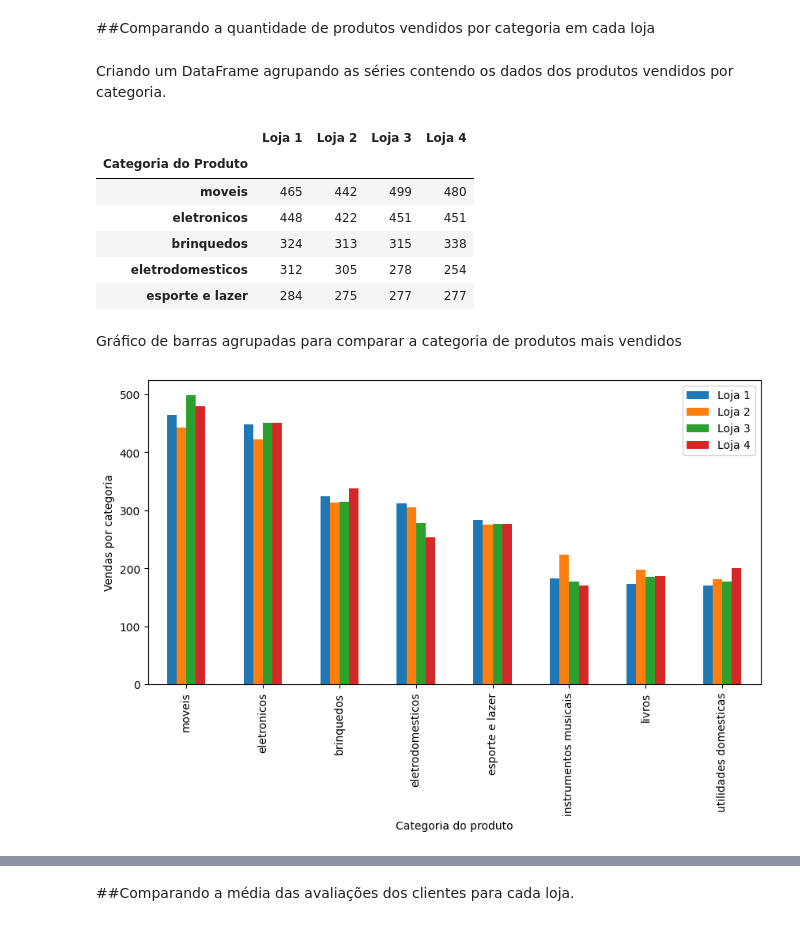
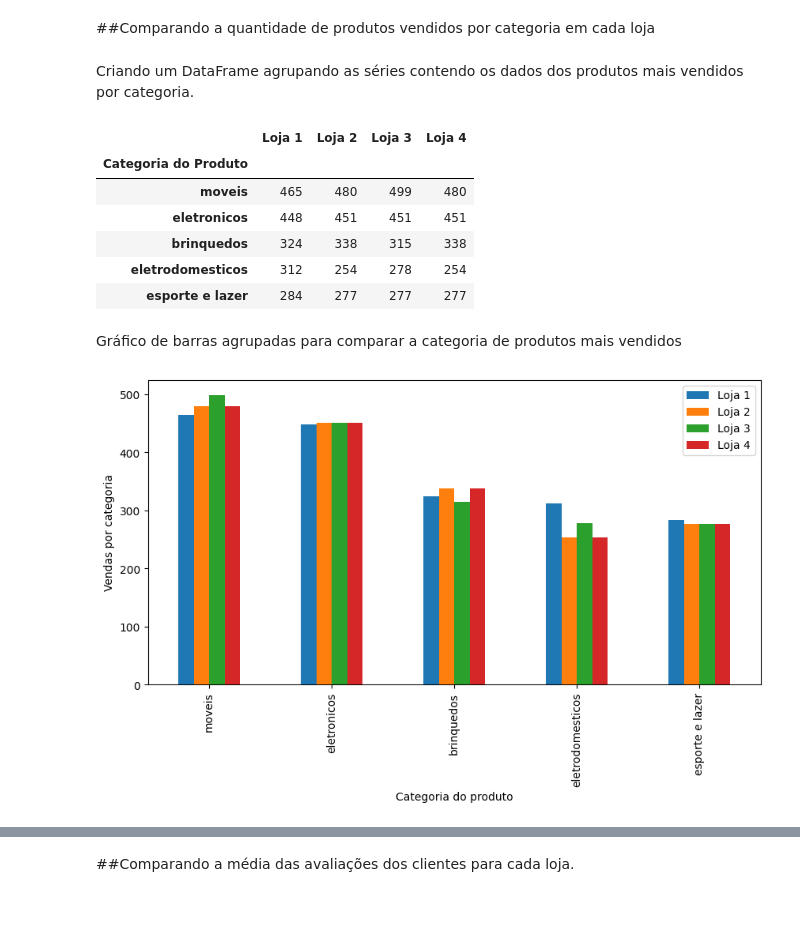
Before and after one commit to walleceoli/Alura_Store, a Jupyter notebook: Challenge_Alura_Store.ipynb, the cells around one changed output, grey strips where cells are left out. Cells and saved outputs as stored; diff of their text form; code cells hidden in the pictures.

Commit message:
Finaliza relatório e conclusão estratégica de venda

```diff
--- a/Challenge_Alura_Store.ipynb
+++ b/Challenge_Alura_Store.ipynb
@@ -271,5 +260,6 @@ Faturamento loja2 R$1,488,459.06
 # %% [markdown]
 ###  Calculando a quantidade de produtos vendidos por categoria em cada loja
 # %%
-qtd_vendas_cat_loja2 = loja2['Categoria do Produto'].value_counts()
-qtd_vendas_cat_loja2
+qtd_vendas_cat_loja2 = loja4['Categoria do Produto'].value_counts()
+categ_produtos_mais_vendidos_loja2 = qtd_vendas_cat_loja2.nlargest()
+categ_produtos_menos_vendidos_loja2 = qtd_vendas_cat_loja2.nsmallest()
@@ -438,4 +416,5 @@ Faturamento loja3 R$1,464,025.03
 ###  Calculando a quantidade de produtos vendidos por categoria em cada loja
 # %%
 qtd_vendas_cat_loja3 = loja3['Categoria do Produto'].value_counts()
-qtd_vendas_cat_loja3
+categ_produtos_mais_vendidos_loja3 = qtd_vendas_cat_loja3.nlargest()
+categ_produtos_menos_vendidos_loja3 = qtd_vendas_cat_loja3.nsmallest()
@@ -604,4 +571,5 @@ Faturamento loja4 R$1,384,497.58
 ###  Calculando a quantidade de produtos vendidos por categoria em cada loja
 # %%
 qtd_vendas_cat_loja4 = loja4['Categoria do Produto'].value_counts()
-qtd_vendas_cat_loja4
+categ_produtos_mais_vendidos_loja4 = qtd_vendas_cat_loja4.nlargest()
+categ_produtos_menos_vendidos_loja4 = qtd_vendas_cat_loja4.nsmallest()
@@ -712,28 +668,31 @@ plt.show()
 # %% [markdown]
 ##Comparando a quantidade de produtos vendidos por categoria em cada loja
 # %% [markdown]
-Criando um DataFrame agrupando as séries contendo os dados dos produtos vendidos por categoria.
+Criando um DataFrame agrupando as séries contendo os dados dos produtos mais vendidos por categoria.
 # %%
-df_vendas_por_categoria = pd.concat(
-    [qtd_vendas_cat_loja1, qtd_vendas_cat_loja2, qtd_vendas_cat_loja3, qtd_vendas_cat_loja4],
+categoria_mais_vendidas = pd.concat(
+    [categ_produtos_mais_vendidos_loja1,
+    categ_produtos_mais_vendidos_loja2,
+    categ_produtos_mais_vendidos_loja3,
+    categ_produtos_mais_vendidos_loja4],
     axis=1
 )
-df_vendas_por_categoria.columns = ['Loja 1','Loja 2','Loja 3','Loja 4']
-df_vendas_por_categoria.head()
+categoria_mais_vendidas.columns = ['Loja 1','Loja 2','Loja 3','Loja 4']
+categoria_mais_vendidas.head()
 # %% [output]
 |  | Loja 1 | Loja 2 | Loja 3 | Loja 4 |
 | Categoria do Produto |  |  |  |  |
-| moveis | 465 | 442 | 499 | 480 |
-| eletronicos | 448 | 422 | 451 | 451 |
-| brinquedos | 324 | 313 | 315 | 338 |
-| eletrodomesticos | 312 | 305 | 278 | 254 |
-| esporte e lazer | 284 | 275 | 277 | 277 |
+| moveis | 465 | 480 | 499 | 480 |
+| eletronicos | 448 | 451 | 451 | 451 |
+| brinquedos | 324 | 338 | 315 | 338 |
+| eletrodomesticos | 312 | 254 | 278 | 254 |
+| esporte e lazer | 284 | 277 | 277 | 277 |
 # %% [markdown]
 Gráfico de barras agrupadas para comparar a categoria de produtos mais vendidos
 # %%
-df_vendas_por_categoria.plot(kind='bar', figsize= (10, 5))
+categoria_mais_vendidas.plot(kind='bar', figsize= (10, 5))
 plt.xlabel('Categoria do produto')
 plt.ylabel('Vendas por categoria')
 plt.show()
 # %% [output]
-[figure, old version]
+[figure, new version]
```
Also changed, not shown: parts of 21 cells of this notebook.
